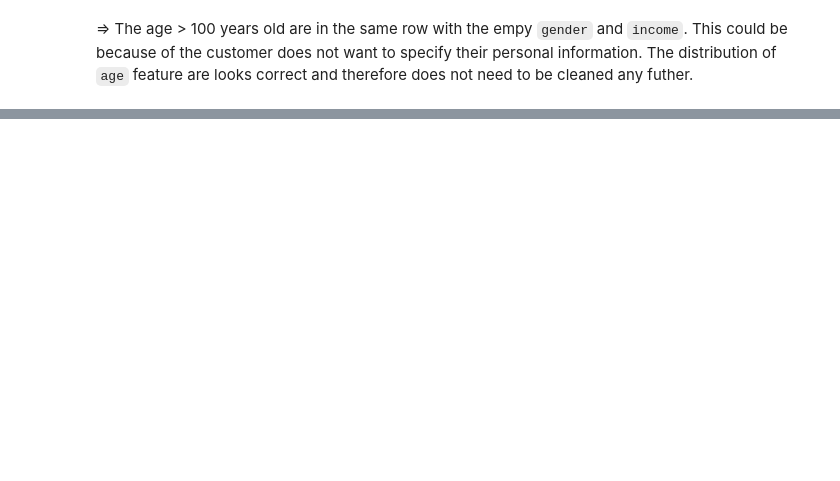
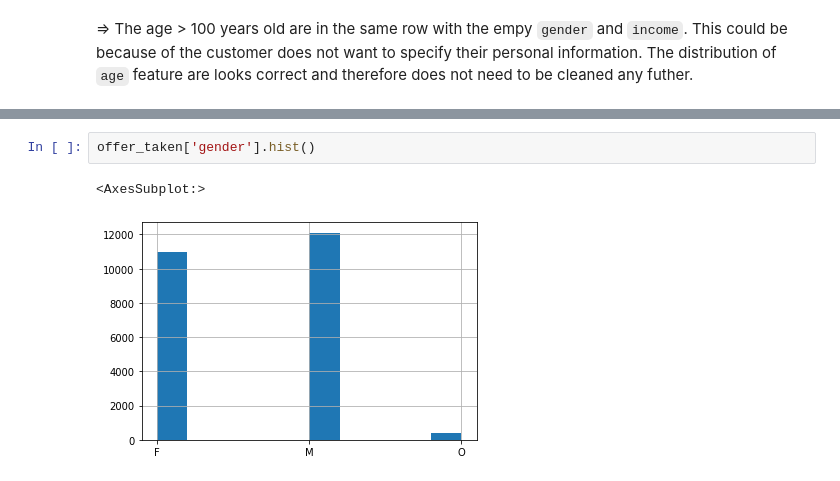
Before and after one commit to veectro/starbucks-capstone, a Jupyter notebook: Starbucks_Capstone_notebook.ipynb, the cells around one changed output, grey strips where cells are left out. Cells and saved outputs as stored; diff of their text form; blank space fills up the shorter version.

```diff
--- a/Starbucks_Capstone_notebook.ipynb
+++ b/Starbucks_Capstone_notebook.ipynb
@@ -840,0 +1395,5 @@ time: 0 ns (started: 2021-01-31 22:10:48 +01:00)
+# %%
+offer_taken['gender'].hist()
+# %% [output]
+<AxesSubplot:>
+[figure, added]
```
Also changed, not shown: parts of 165 cells of this notebook, 2 other files.
